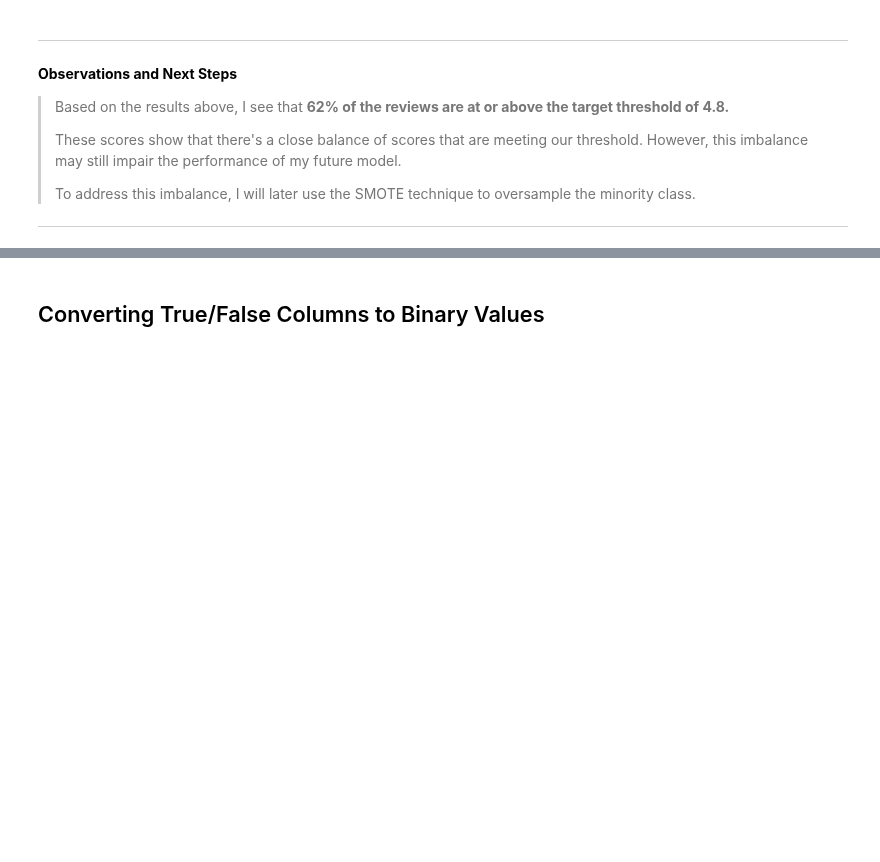
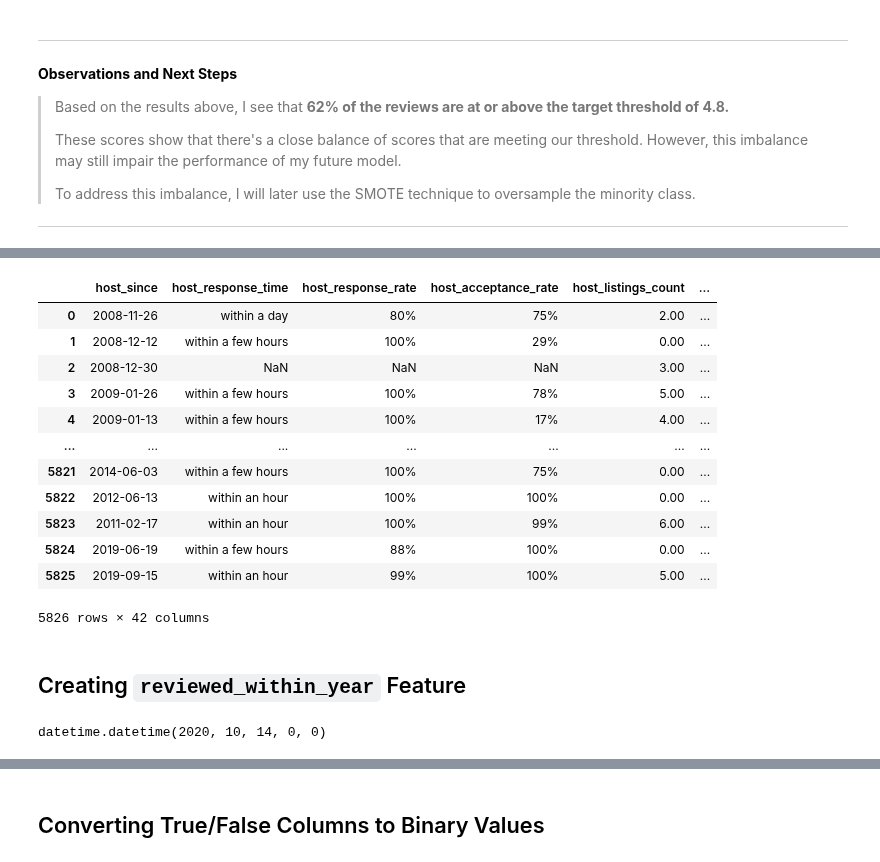
Before and after one commit to BenJMcCarty/Helping_Your_Hosts, a Jupyter notebook: Helping_Your_Hosts.ipynb, the cells around one changed output, grey strips where cells are left out. Cells and saved outputs as stored; diff of their text form; code cells hidden in the pictures; blank space fills up the shorter version.

```diff
--- a/Helping_Your_Hosts.ipynb
+++ b/Helping_Your_Hosts.ipynb
@@ -463,0 +414,7 @@ ax.legend(fontsize= 'large',title = 'Score Thresholds',
+# %%
+## Generating list of columns to drop starting with features beginning with "review_" (except the target feature)
+drop_feats = df.loc[:, df.columns.str.startswith('review_')].drop(columns='review_scores_rating').columns.to_list()
+
+## Adding additional features as described above
+drop_feats.extend(['host_is_superhost',"amenities", 'host_neighbourhood', 'first_review'])
+drop_feats
@@ -463,0 +432,4 @@ ax.legend(fontsize= 'large',title = 'Score Thresholds',
+# %%
+## Adding column names for features missing more than 90% of their data
+drop_feats.extend(df.isna().mean()[df.isna().mean() > .9].index.to_list())
+drop_feats
@@ -463,0 +451,27 @@ ax.legend(fontsize= 'large',title = 'Score Thresholds',
+# %%
+## Dropping selected features
+df = df.drop(columns=drop_feats)
+df
+# %% [output]
+|  | host_since | host_response_time | host_response_rate | host_acceptance_rate | host_listings_count | ... |
+| 0 | 2008-11-26 | within a day | 80% | 75% | 2.00 | ... |
+| 1 | 2008-12-12 | within a few hours | 100% | 29% | 0.00 | ... |
+| 2 | 2008-12-30 | NaN | NaN | NaN | 3.00 | ... |
+| 3 | 2009-01-26 | within a few hours | 100% | 78% | 5.00 | ... |
+| 4 | 2009-01-13 | within a few hours | 100% | 17% | 4.00 | ... |
+| ... | ... | ... | ... | ... | ... | ... |
+| 5821 | 2014-06-03 | within a few hours | 100% | 75% | 0.00 | ... |
+| 5822 | 2012-06-13 | within an hour | 100% | 100% | 0.00 | ... |
+| 5823 | 2011-02-17 | within an hour | 100% | 99% | 6.00 | ... |
+| 5824 | 2019-06-19 | within a few hours | 88% | 100% | 0.00 | ... |
+| 5825 | 2019-09-15 | within an hour | 99% | 100% | 5.00 | ... |
+5826 rows × 42 columns
+# %% [markdown]
+## Creating `reviewed_within_year` Feature
+# %%
+## Determining the date a year ago - designed to accept new dates as desired
+selected_date = datetime.datetime(2021, 10, 14)
+last_year = (selected_date-datetime.timedelta(days=365))
+last_year
+# %% [output]
+datetime.datetime(2020, 10, 14, 0, 0)
```
Also changed, not shown: parts of 83 cells of this notebook.
